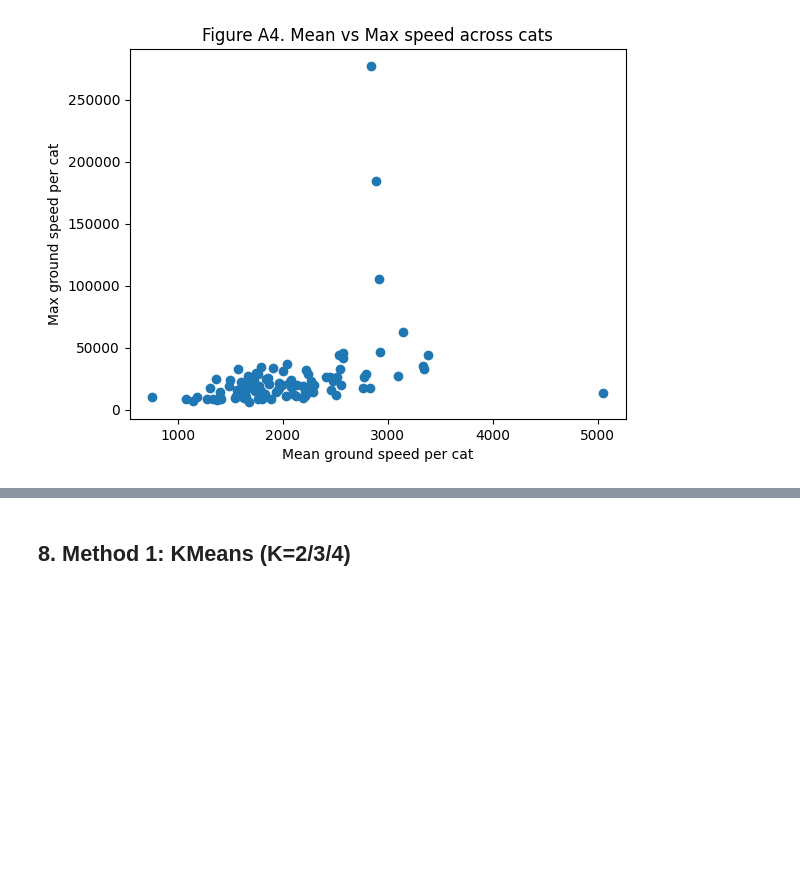
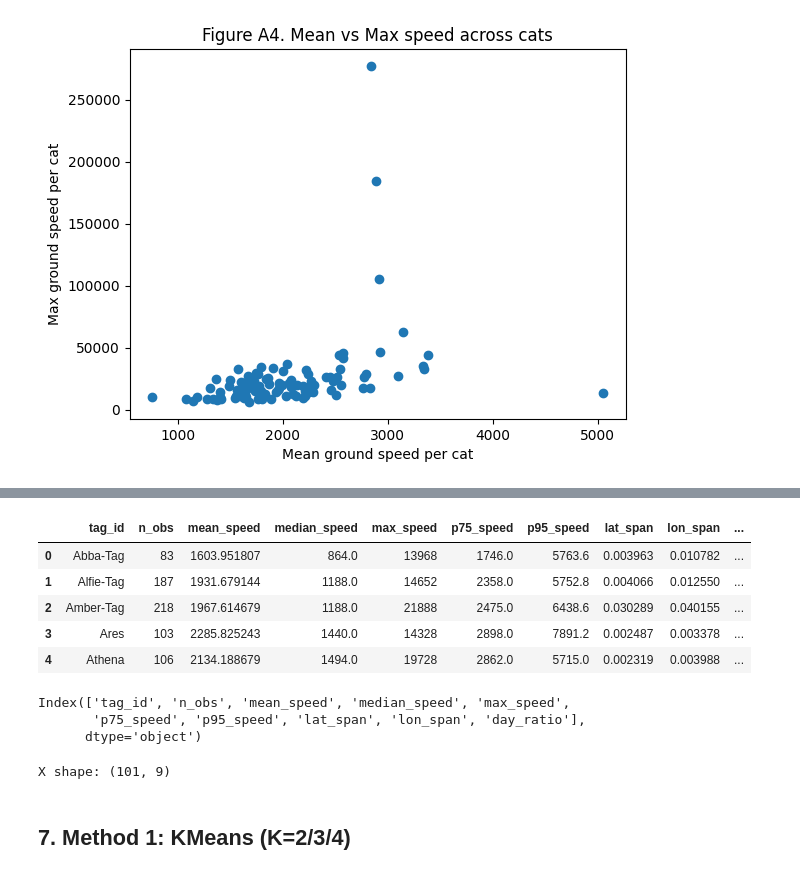
Before and after one commit to yinyue31/BA820-Team6-Project, a Jupyter notebook: BA820_Team6_Project_M2_Xiaoxuan_Zhu.ipynb, the cells around one changed output, grey strips where cells are left out. Drawn from its saved outputs; the diff is of its cells as text; code cells hidden in the pictures; blank space fills up the shorter version.

```diff
--- a/BA820_Team6_Project_M2_Xiaoxuan_Zhu.ipynb
+++ b/BA820_Team6_Project_M2_Xiaoxuan_Zhu.ipynb
@@ -360,2 +212,33 @@ Scaled matrix shape: (101, 6)
+# %%
+display(features.head())
+features.columns
+# %% [output]
+|  | tag_id | n_obs | mean_speed | median_speed | max_speed | p75_speed | p95_speed | lat_span | lon_span | ... |
+| 0 | Abba-Tag | 83 | 1603.951807 | 864.0 | 13968 | 1746.0 | 5763.6 | 0.003963 | 0.010782 | ... |
+| 1 | Alfie-Tag | 187 | 1931.679144 | 1188.0 | 14652 | 2358.0 | 5752.8 | 0.004066 | 0.012550 | ... |
+| 2 | Amber-Tag | 218 | 1967.614679 | 1188.0 | 21888 | 2475.0 | 6438.6 | 0.030289 | 0.040155 | ... |
+| 3 | Ares | 103 | 2285.825243 | 1440.0 | 14328 | 2898.0 | 7891.2 | 0.002487 | 0.003378 | ... |
+| 4 | Athena | 106 | 2134.188679 | 1494.0 | 19728 | 2862.0 | 5715.0 | 0.002319 | 0.003988 | ... |
+Index(['tag_id', 'n_obs', 'mean_speed', 'median_speed', 'max_speed',
+       'p75_speed', 'p95_speed', 'lat_span', 'lon_span', 'day_ratio'],
+      dtype='object')
+# %%
+feature_cols = [
+    "n_obs",
+    "mean_speed", "median_speed", "max_speed",
+    "p75_speed", "p95_speed",
+    "lat_span", "lon_span",
+    "day_ratio"
+]
+
+X = features[feature_cols].copy()
+X = X.dropna()
+
+scaler = StandardScaler()
+X_scaled = scaler.fit_transform(X)
+
+print("X shape:", X.shape)
+# %% [output]
+X shape: (101, 9)
 # %% [markdown]
-## 8. Method 1: KMeans (K=2/3/4)
+## 7. Method 1: KMeans (K=2/3/4)
```
Also changed, not shown: parts of 36 cells of this notebook.
